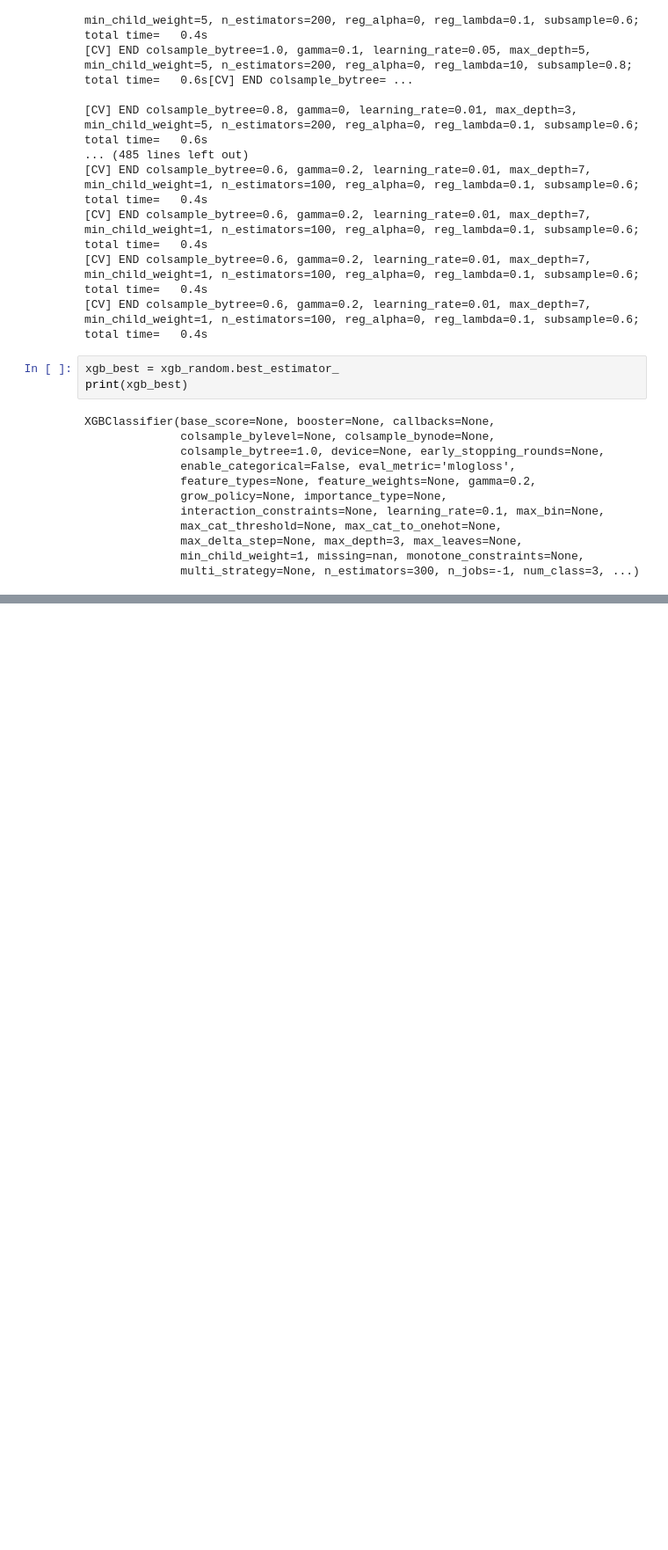
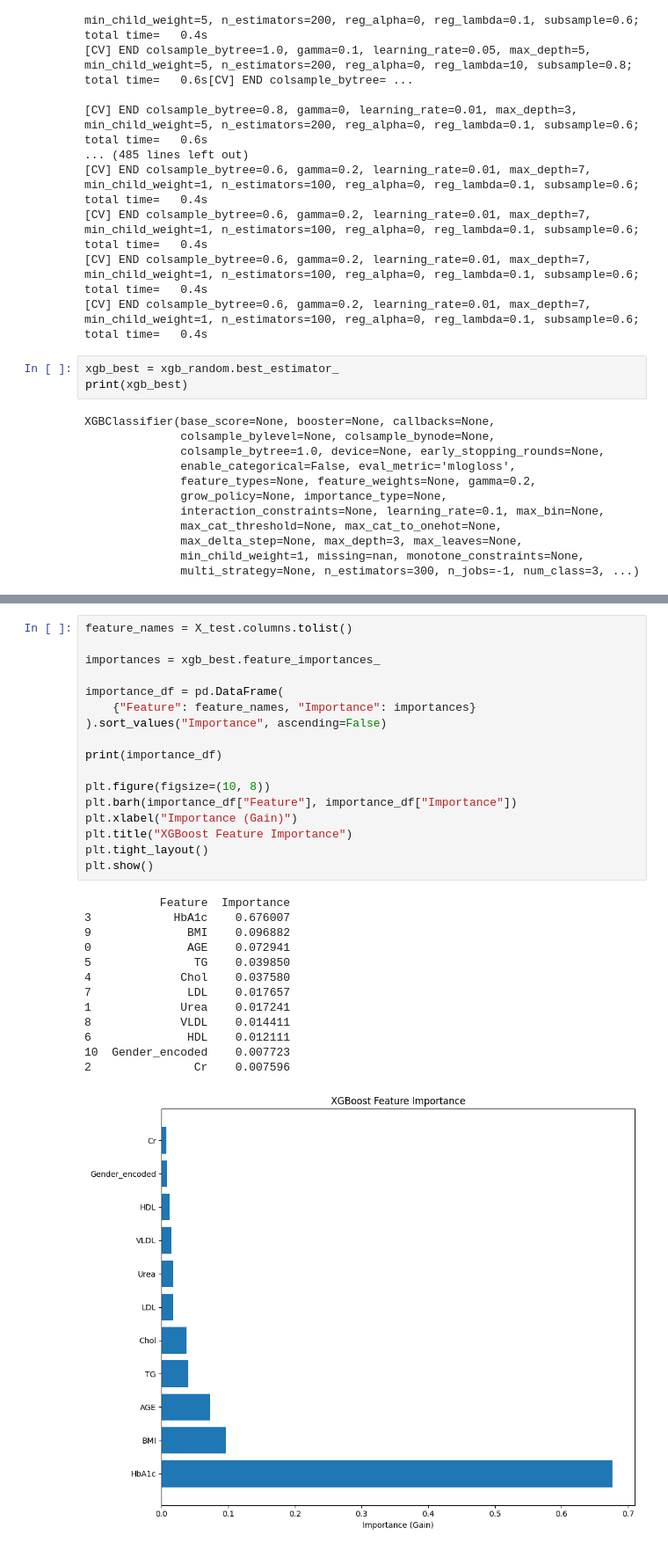
Before and after one commit to samirdahal888/Diabetes_Classification, a Jupyter notebook: notebooks/classifiaction/xgboost.ipynb, the cells around one changed output, grey strips where cells are left out. Shown at 88% size. Drawn from its saved outputs; the diff is of its cells as text; blank space fills up the shorter version.

```diff
--- a/notebooks/classifiaction/xgboost.ipynb
+++ b/notebooks/classifiaction/xgboost.ipynb
@@ -118,0 +148,31 @@ XGBClassifier(base_score=None, booster=None, callbacks=None,
+# %%
+feature_names = X_test.columns.tolist()
+
+importances = xgb_best.feature_importances_
+
+importance_df = pd.DataFrame(
+    {"Feature": feature_names, "Importance": importances}
+).sort_values("Importance", ascending=False)
+
+print(importance_df)
+
+plt.figure(figsize=(10, 8))
+plt.barh(importance_df["Feature"], importance_df["Importance"])
+plt.xlabel("Importance (Gain)")
+plt.title("XGBoost Feature Importance")
+plt.tight_layout()
+plt.show()
+# %% [output]
+           Feature  Importance
+3            HbA1c    0.676007
+9              BMI    0.096882
+0              AGE    0.072941
+5               TG    0.039850
+4             Chol    0.037580
+7              LDL    0.017657
+1             Urea    0.017241
+8             VLDL    0.014411
+6              HDL    0.012111
+10  Gender_encoded    0.007723
+2               Cr    0.007596
+[figure, added]
```
Also changed, not shown: parts of 4 cells of this notebook.
